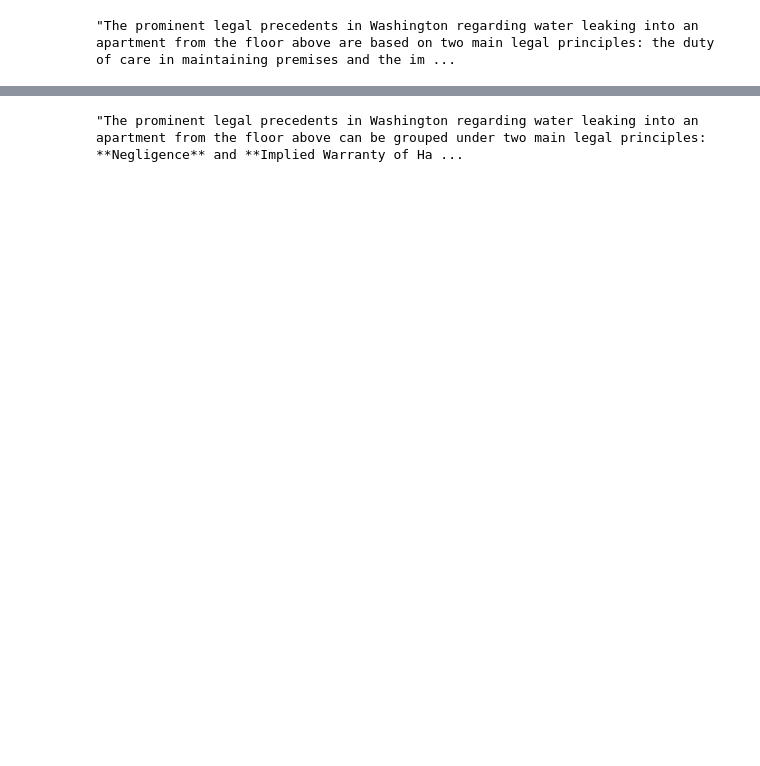
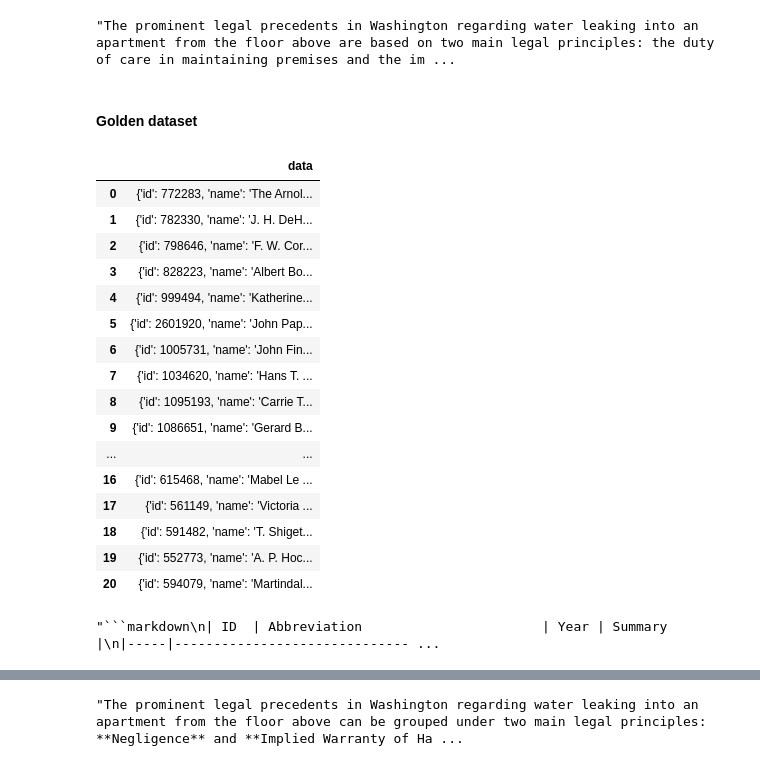
Before and after one commit to rioriost/graphrag-legalcases-postgres, a Jupyter notebook: playground/graph_prompt.ipynb, the cells around one changed output, grey strips where cells are left out. Saved outputs shown, nothing was run; the diff lists cells and outputs as text; code cells hidden in the pictures; blank space fills up the shorter version.

Commit message:
graphRAG prompt and query update - final version for the hack

````diff
--- a/playground/graph_prompt.ipynb
+++ b/playground/graph_prompt.ipynb
@@ -326,3 +315,76 @@ generate3(
 )
 # %% [output]
 "The prominent legal precedents in Washington regarding water leaking into an apartment from the floor above are based on two main legal principles: the duty of care in maintaining premises and the im ...
+# %% [markdown]
+#### Golden dataset
+# %%
+graph_exp4_dataset_ids = [782330, 615468, 1095193,1034620,772283,1186056,1127907,591482,594079,561149,1086651,2601920,552773,1346648,4912975,999494,1005731,828223,4920250,4933418,798646,]
+df_graph_exp4 = exec(f"""SELECT data FROM cases WHERE id::INT IN ({",".join(map(str, graph_exp4_dataset_ids))});""")
+df_graph_exp4
+# %% [output]
+|  | data |
+| 0 | {'id': 772283, 'name': 'The Arnol... |
+| 1 | {'id': 782330, 'name': 'J. H. DeH... |
+| 2 | {'id': 798646, 'name': 'F. W. Cor... |
+| 3 | {'id': 828223, 'name': 'Albert Bo... |
+| 4 | {'id': 999494, 'name': 'Katherine... |
+| 5 | {'id': 2601920, 'name': 'John Pap... |
+| 6 | {'id': 1005731, 'name': 'John Fin... |
+| 7 | {'id': 1034620, 'name': 'Hans T. ... |
+| 8 | {'id': 1095193, 'name': 'Carrie T... |
+| 9 | {'id': 1086651, 'name': 'Gerard B... |
+| ... | ... |
+| 16 | {'id': 615468, 'name': 'Mabel Le ... |
+| 17 | {'id': 561149, 'name': 'Victoria ... |
+| 18 | {'id': 591482, 'name': 'T. Shiget... |
+| 19 | {'id': 552773, 'name': 'A. P. Hoc... |
+| 20 | {'id': 594079, 'name': 'Martindal... |
+# %%
+from openai import AzureOpenAI
+
+# Initialize Azure OpenAI client with key-based authentication
+client = AzureOpenAI(
+    azure_endpoint = config("AZURE_OPENAI_ENDPOINT"),
+    api_key = config("AZURE_OPENAI_KEY"),
+    api_version = "2024-05-01-preview",
+)
+
+def generate3g(question, context):
+    completion = client.chat.completions.create(
+        model='gpt-4o',
+        messages= [
+            {
+                "role": "system",
+                "content":
+                    """You are a Legal Research AI Assistant that helps people understand relevant legal cases. CONTEXT section below provides legal cases that are relevant to the user's QUESTION . Summarize cases in in the CONTEXT section using table format, with following columns:
+                    1. ID - id of the case
+                    2. Abbreviation - name_abbreviation of the case
+                    3. Year - the year of the case
+                    4. Summary - brief summary of the case
+
+                    Output data in Markdown format.
+                    """
+            },
+            {
+                "role": "user",
+                "content": f"""
+                QUESTION: {question}
+                CONTEXT: {str(context)}
+                """
+            }
+        ],
+        max_tokens=800,
+        temperature=0.3,
+        frequency_penalty=0,
+        presence_penalty=0,
+        stop=None,
+        stream=False
+    )
+    return completion.choices[0].message.content
+
+generate3g(
+    'Water leaking into the apartment from the floor above. What are the prominent legal precedents in Washington on this problem?',
+    df_graph_exp4['data'].to_json()
+)
+# %% [output]
+"```markdown\n| ID  | Abbreviation                       | Year | Summary                                                                                       |\n|-----|------------------------------ ...
````
Also changed, not shown: parts of 8 cells of this notebook, 2 other files.
